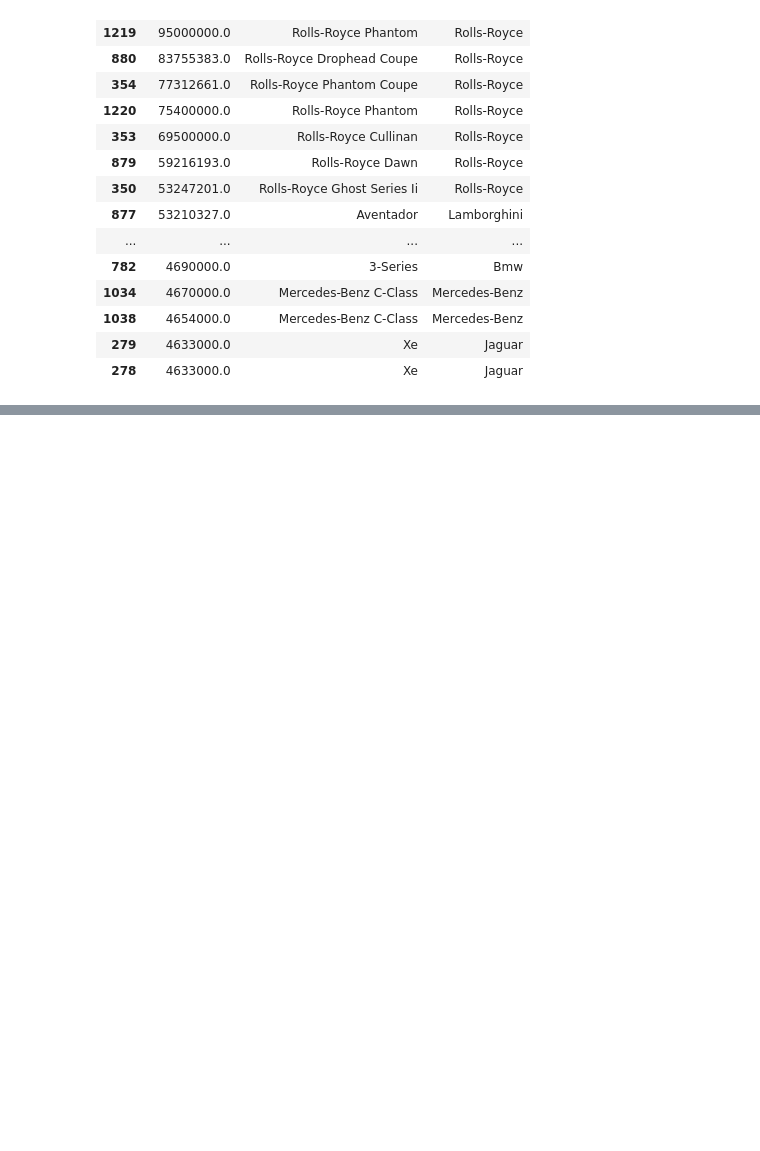
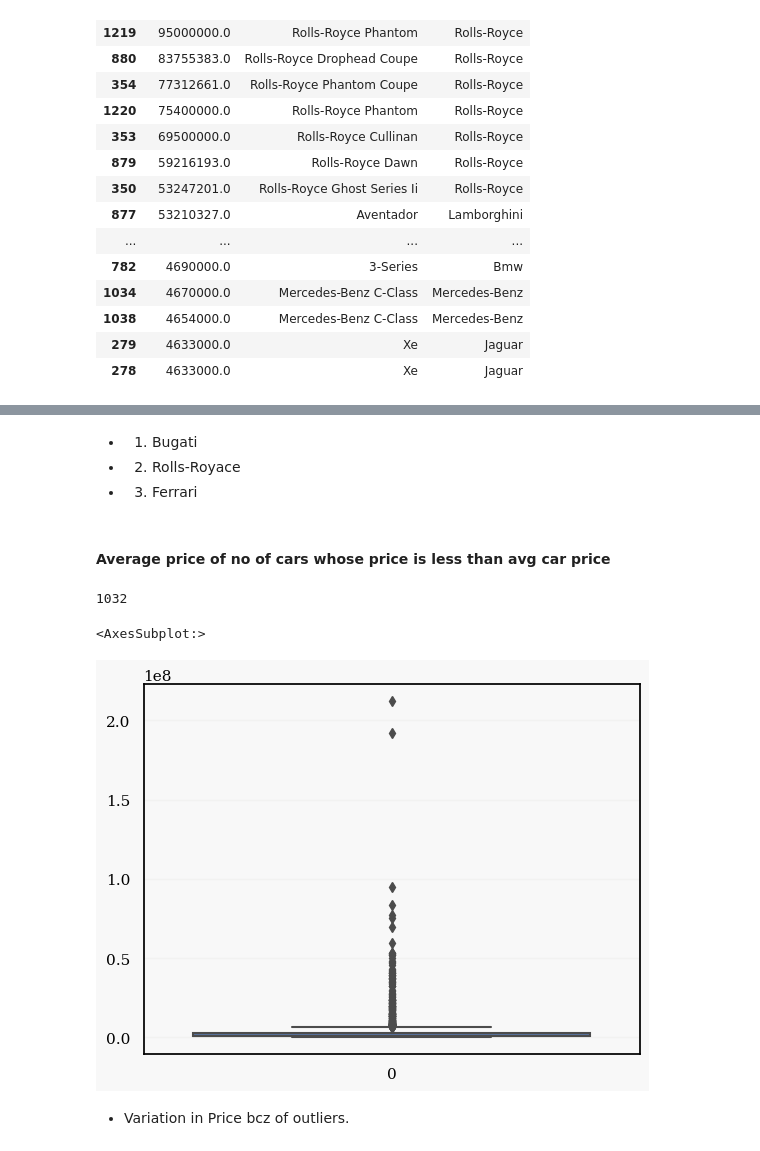
Before and after one commit to Rupanshi30/EDA, a Jupyter notebook: car-exshowroom-price-india-2022.ipynb, the cells around one changed output, grey strips where cells are left out. Saved outputs shown, nothing was run; the diff lists cells and outputs as text; code cells hidden in the pictures; blank space fills up the shorter version.

```diff
--- a/car-exshowroom-price-india-2022.ipynb
+++ b/car-exshowroom-price-india-2022.ipynb
@@ -960,0 +1075,17 @@ https://gist.github.com/mwaskom/de44147ed2974457ad6372750bbe5751
+# %% [markdown]
+- 1. Bugati
+- 2. Rolls-Royace
+- 3. Ferrari
+# %% [markdown]
+#### Average price of no of cars whose price is less than avg car price
+# %%
+len(df[df["Price"]<=df["Price"].mean()])
+# %% [output]
+1032
+# %%
+sns.boxplot(df["Price"])
+# %% [output]
+<AxesSubplot:>
+[figure, added]
+# %% [markdown]
+- Variation in Price bcz of outliers.
```
Also changed, not shown: parts of 76 cells of this notebook.
